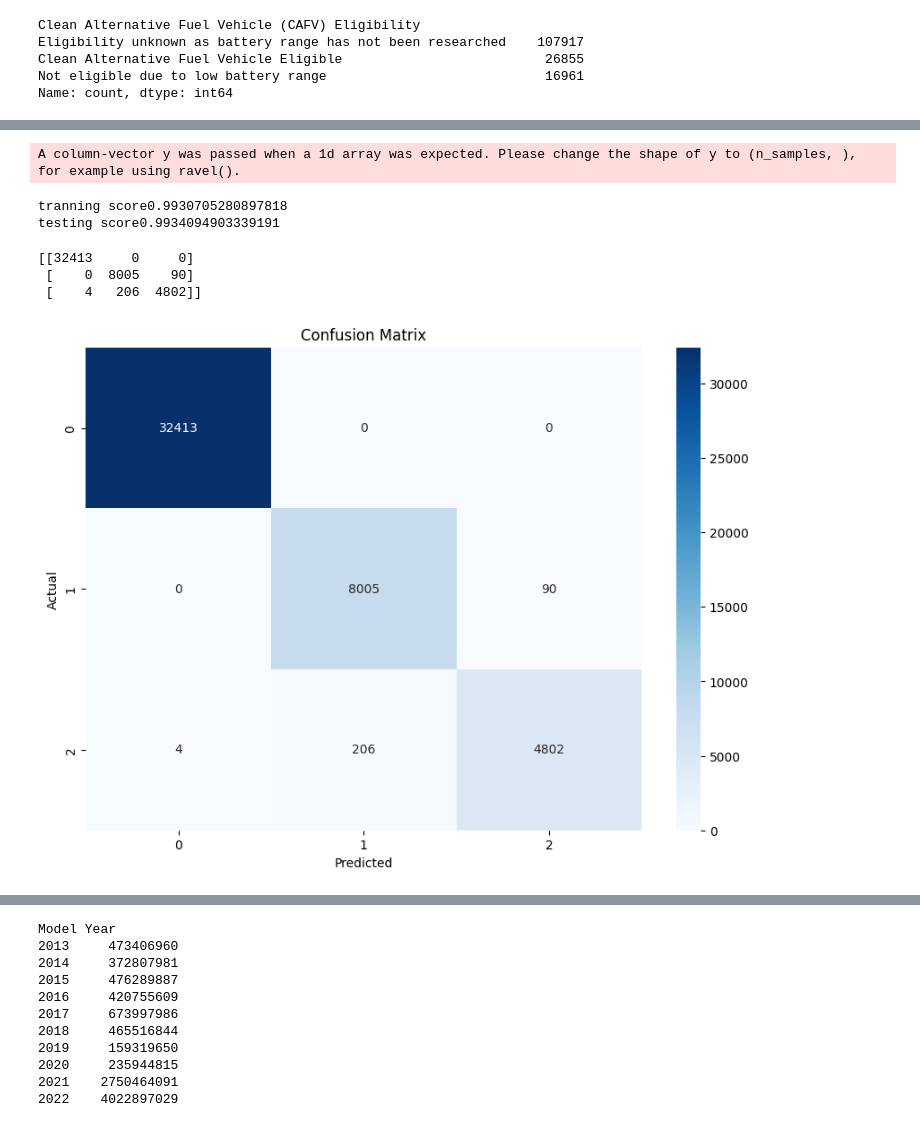
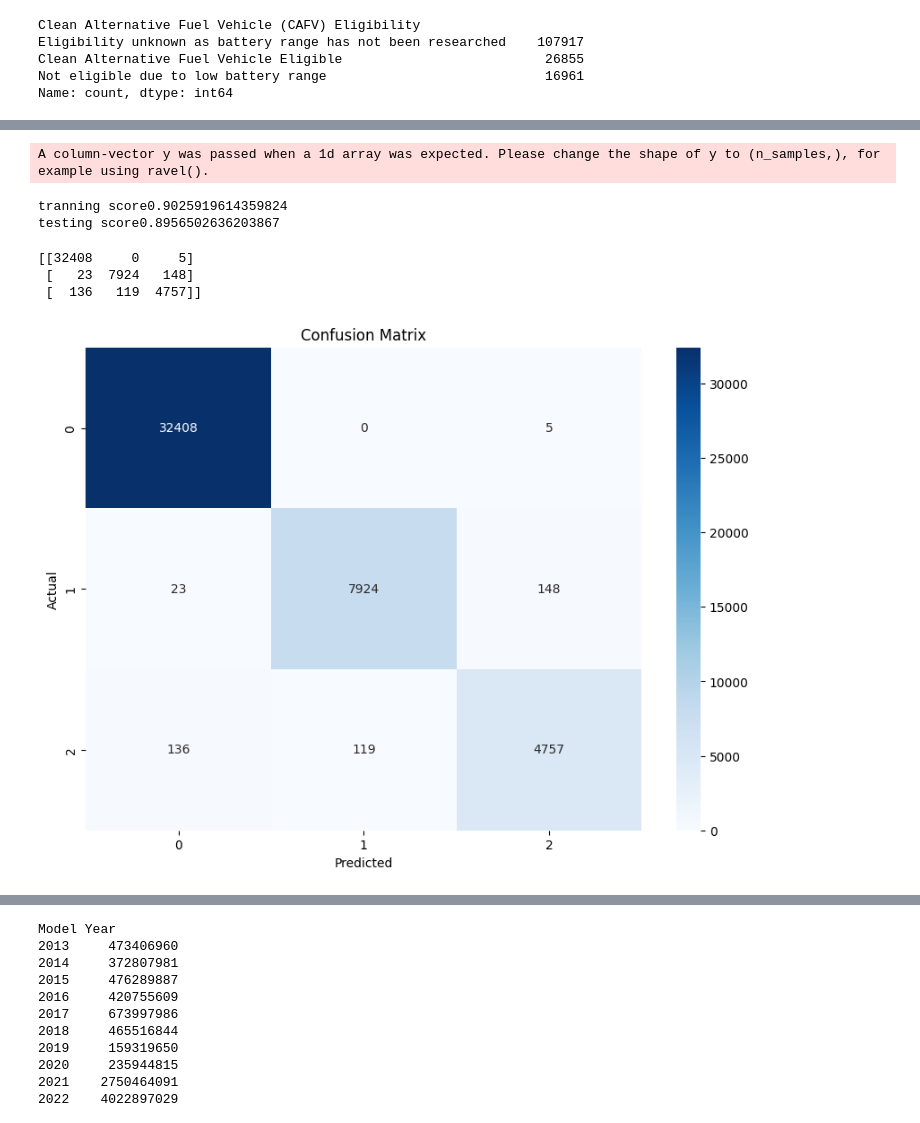
Before and after one commit to youssefelzahar/youssefelzahar-Electric-Vehicle-Population-Data, a Jupyter notebook: model.ipynb, the cells around one changed output, grey strips where cells are left out. Saved outputs shown, nothing was run; the diff lists cells and outputs as text; code cells hidden in the pictures.

```diff
--- a/model.ipynb
+++ b/model.ipynb
@@ -476,10 +504,10 @@ models={
 trained_models={}
 for name,model in models.items():
     print(f"training model {name}")
-    model.fit(x_train_scaled,y_train)
+    model.fit(X_train_encoded,y_train)
     trained_models[name]=model
-    print(model.score(x_train_scaled,y_train))
-    print(model.score(x_test_scaled,y_test))
+    print(model.score(X_train_encoded,y_train))
+    print(model.score(X_test_encoded,y_test))
 # %% [output]
 training model logistic_regression
 A column-vector y was passed when a 1d array was expected. Please change the shape of y to (n_samples, ), for example using ravel().
@@ -510,9 +534,8 @@ A column-vector y was passed when a 1d array was expected. Please change the sha
 # %%
 for name,model in trained_models.items():
     print(f"Evaluating {name}")
-    y_pred=model.predict(x_test_scaled)
+    y_pred=model.predict(X_test_encoded)
 
-    #y_prob=model.predict_proba(X_test)[:,1]
 
 
     print(f"classification report for {name}")
@@ -540,0 +607,23 @@ confusion  matrix  for KNeighborsClassifier
+# %%
+from sklearn.model_selection import GridSearchCV
+from sklearn.neighbors import KNeighborsClassifier
+
+knn = KNeighborsClassifier()
+
+param_grid = {
+    'n_neighbors': [1, 3, 5, 7, 9, 11, 15, 20],
+    'weights': ['uniform', 'distance'],
+    'metric': ['euclidean', 'manhattan', 'minkowski'],
+    'algorithm': ['auto', 'ball_tree', 'kd_tree', 'brute'],
+}
+
+grid_search = GridSearchCV(estimator=knn, param_grid=param_grid,
+                           scoring='accuracy', cv=5, n_jobs=-1, verbose=2)
+
+grid_search.fit(X_train_encoded, y_train)
+
+best_params = grid_search.best_params_
+best_score = grid_search.best_score_
+
+print("Best Parameters:", best_params)
+print("Best Cross-validation Score:", best_score)
@@ -541,9 +638,9 @@ confusion  matrix  for KNeighborsClassifier
 # %%
-model=LogisticRegression(max_iter=1000, penalty='l2', C=0.01,)
-model.fit(x_train_scaled,y_train)
-print(f"tranning score{model.score(x_train_scaled,y_train)}")
-print(f"testing score{model.score(x_test_scaled,y_test)}")
+kmodel=KNeighborsClassifier(algorithm='auto',metric='manhattan',n_neighbors=55,weights='uniform')
+kmodel.fit(X_train_encoded,y_train)
+print(f"tranning score{kmodel.score(X_train_encoded,y_train)}")
+print(f"testing score{kmodel.score(X_test_encoded,y_test)}")
 # %% [output]
-A column-vector y was passed when a 1d array was expected. Please change the shape of y to (n_samples, ), for example using ravel().
+A column-vector y was passed when a 1d array was expected. Please change the shape of y to (n_samples,), for example using ravel().
-tranning score0.9930705280897818
-testing score0.9934094903339191
+tranning score0.9025919614359824
+testing score0.8956502636203867
@@ -552,20 +647,19 @@ y_preds=model.predict(x_test_scaled)
 # %%
 from sklearn.metrics import confusion_matrix
 
-# Generate confusion matrix
-conf_matrix = confusion_matrix(y_test, y_preds)
+ypred=kmodel.predict(X_test_encoded)
+conf_matrix = confusion_matrix(y_test, y_pred)
 print(conf_matrix)
 
-# Optionally, visualize the confusion matrix using seaborn
 import seaborn as sns
 plt.figure(figsize=(10,7))
 sns.heatmap(conf_matrix, annot=True, fmt='d', cmap='Blues')
 plt.title("Confusion Matrix")
 plt.ylabel('Actual')
 plt.xlabel('Predicted')
 plt.show()
 # %% [output]
-[[32413     0     0]
- [    0  8005    90]
- [    4   206  4802]]
+[[32408     0     5]
+ [   23  7924   148]
+ [  136   119  4757]]
-[figure, old version]
+[figure, new version]
```
Also changed, not shown: parts of 16 cells of this notebook, 1 other file.
